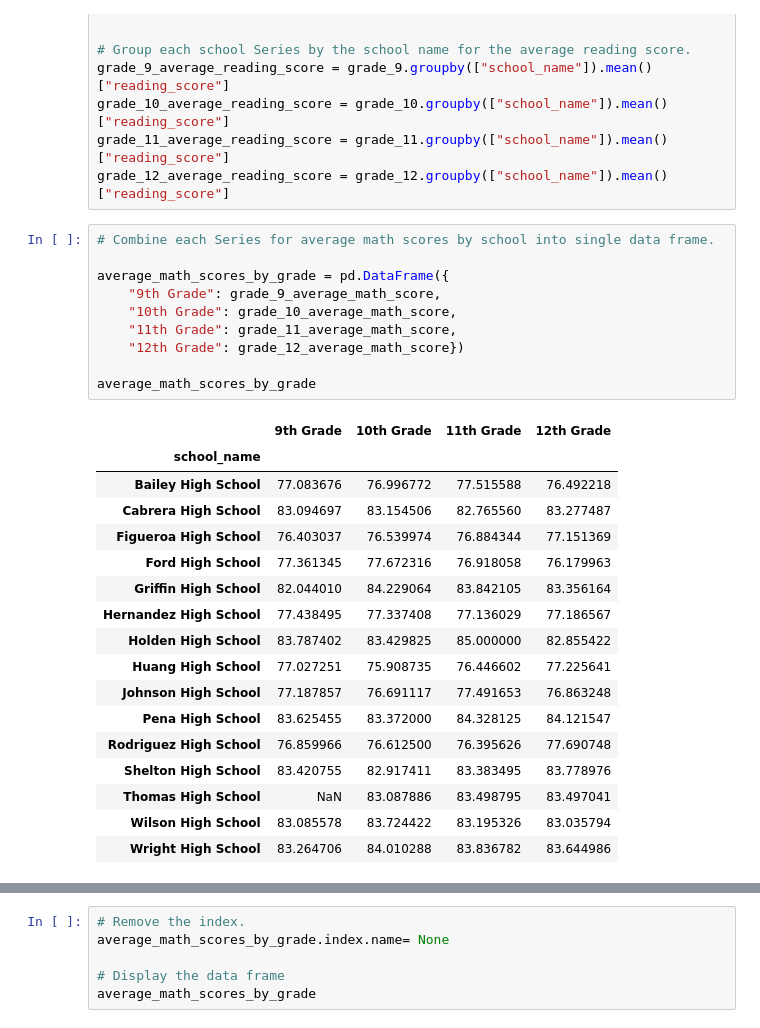
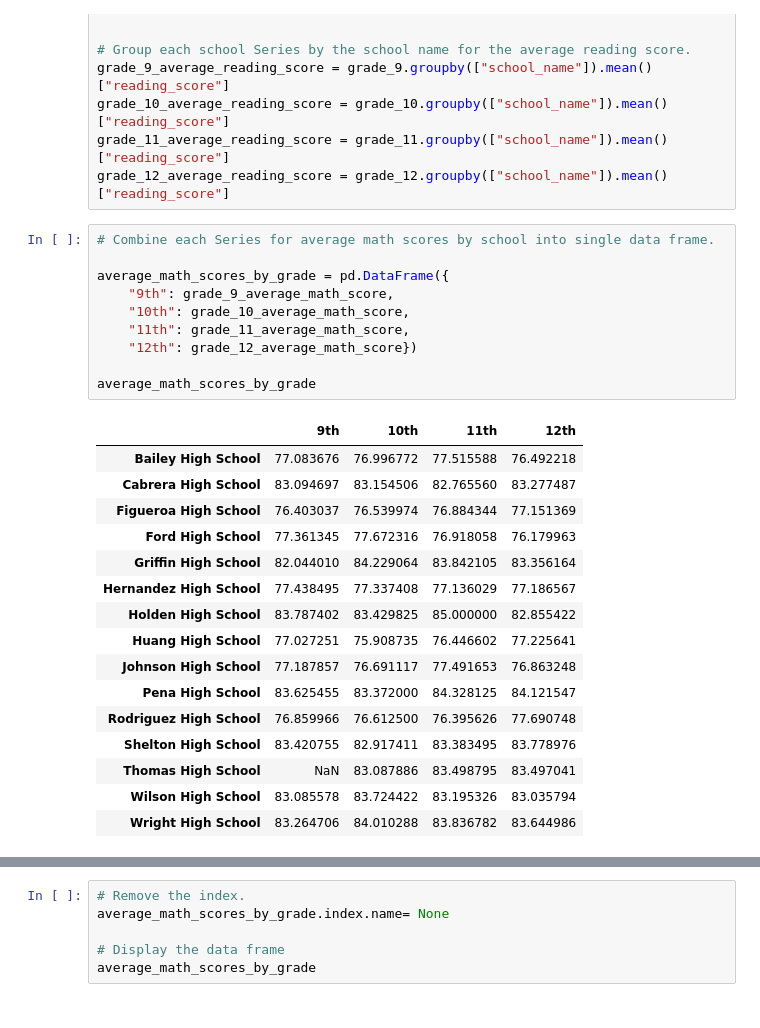
Before and after one commit to eneubauer2022/School_District_Analysis, a Jupyter notebook: PyCitySchools_Challenge_testing.ipynb, the cells around one changed output, grey strips where cells are left out. Cells and saved outputs as stored; diff of their text form.

```diff
--- a/PyCitySchools_Challenge_testing.ipynb
+++ b/PyCitySchools_Challenge_testing.ipynb
@@ -478,16 +478,15 @@ grade_12_average_reading_score = grade_12.groupby(["school_name"]).mean()["readi
 # %%
 # Combine each Series for average math scores by school into single data frame.
 
 average_math_scores_by_grade = pd.DataFrame({
-    "9th Grade": grade_9_average_math_score,
-    "10th Grade": grade_10_average_math_score,
-    "11th Grade": grade_11_average_math_score,
-    "12th Grade": grade_12_average_math_score})
+    "9th": grade_9_average_math_score,
+    "10th": grade_10_average_math_score,
+    "11th": grade_11_average_math_score,
+    "12th": grade_12_average_math_score})
 
 average_math_scores_by_grade
 # %% [output]
-|  | 9th Grade | 10th Grade | 11th Grade | 12th Grade |
-| school_name |  |  |  |  |
+|  | 9th | 10th | 11th | 12th |
 | Bailey High School | 77.083676 | 76.996772 | 77.515588 | 76.492218 |
 | Cabrera High School | 83.094697 | 83.154506 | 82.765560 | 83.277487 |
 | Figueroa High School | 76.403037 | 76.539974 | 76.884344 | 77.151369 |
```
Also changed, not shown: parts of 3 cells of this notebook, 4 other files.
